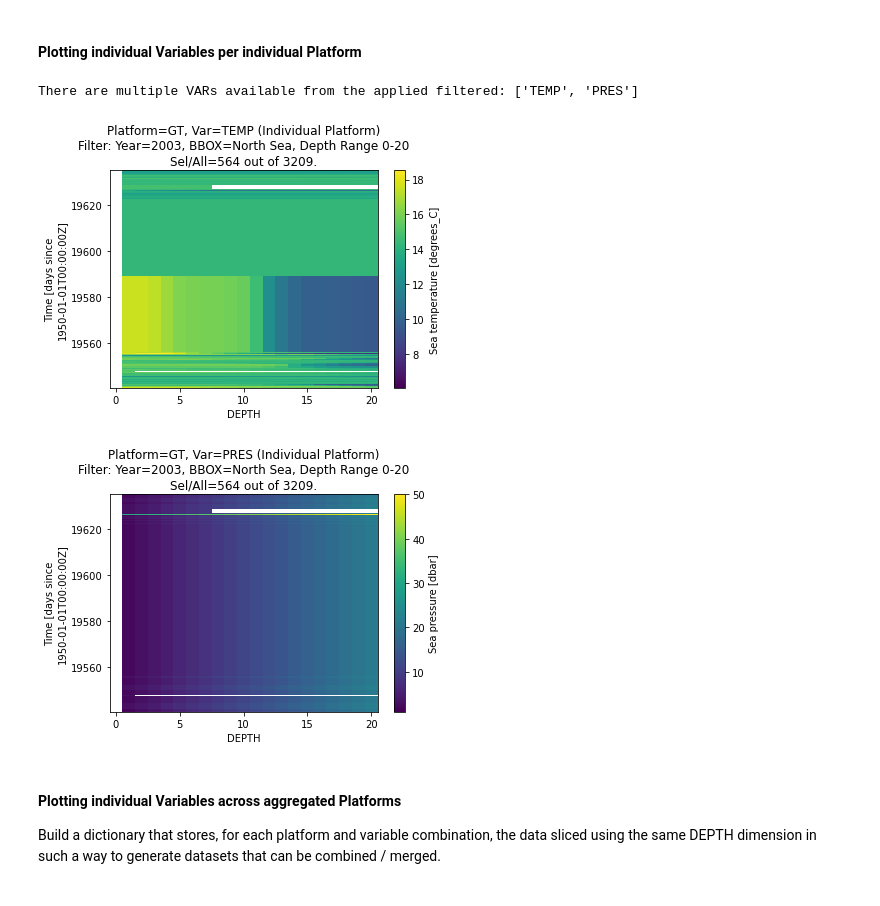
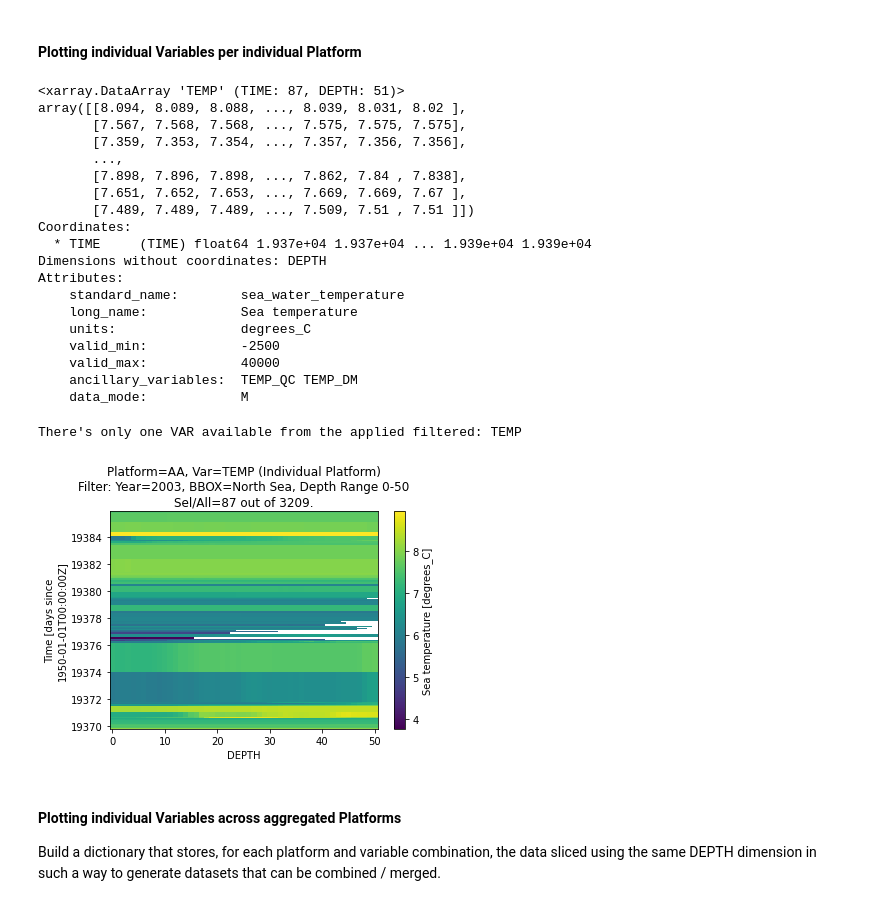
Before and after one commit to ec-intaros/iaos-showcase-app-Barents-Sea-CTD, a Jupyter notebook: Test1 DAP1 - OPeNDAP NODC Access.ipynb, the cells around one changed output. Saved outputs shown, nothing was run; the diff lists cells and outputs as text; code cells hidden in the pictures.

Commit message:
depth selection analysis

```diff
--- a/Test1 DAP1 - OPeNDAP NODC Access.ipynb
+++ b/Test1 DAP1 - OPeNDAP NODC Access.ipynb
@@ -409,3 +367,5 @@ assert all([elem in vars_main for elem in vars_sel])
+# %%
+depth = 50
 # %% [markdown]
 ### Create **data_dict** dictionary
 Once variables are defined, the DEPTH range must be defined.
@@ -551,9 +535,0 @@ Define the filtered dataframe to use for the analysis (eg *position_df_bbox*, *p
-# %%
-# Define dataframe to plot based on one of the previously defined filters
-df_toPlot = position_df_bbox
-print('BBOX:', bbox_key)
-
-sel_outof_all = f'{len(df_toPlot)} out of {len(position_df)}.'
-print(f'Selected positions (out of available positions): {sel_outof_all}')
-
-display(df_toPlot)
@@ -612,5 +562,3 @@ vmin_dict
-# %%
-pc = 'GT'; assert pc in df_toPlot.Platform.unique(); # platform code
 # %% [markdown]
 ### Data Filtering
 This section allows filtering one or more variables for each platform within a given DEPTH range, to the data that was previously filtered in the Filtered Position section (eg by "BBOX", by "BBOX and Month", or by "BBOX and Hour").
@@ -666,16 +610,0 @@ Attributes:
-# %%
-# Generate a filtered xarray with all variables for selected Platform, for a certain DEPTH range
-for var in vars_sel:
-
-    if metadata[pc]['depth_m_v1']==0: align_and_nan = True
-    else: align_and_nan = False
-    check_alignment(data_dict, pc, var, align_and_nan, vmin_dict)
-
-filtered_xarr = filter_xarr(df_toPlot,
-                            data_dict,
-                            platform=pc,
-                            var=vars_sel,
-                            depth_range=[metadata[pc]['depth_newindex4xr_v1'],
-                                         metadata[pc]['depth_newindex4xr_v2']])
-
-filtered_xarr
@@ -702,26 +613,47 @@ Attributes: (12/118)
 The reference plots are generated for the available **variables** of the **filtered** xarrays. On the y-axis is shown the TIME of the measurement (in *float* format, which needs to be converted to *datetime* format), and on the x-axis is the DEPTH of the measurement.
 # %% [markdown]
 #### Plotting individual Variables per individual Platform
+# %%
+filtered_xarr
+# %% [output]
+<xarray.DataArray 'TEMP' (TIME: 87, DEPTH: 51)>
+array([[8.094, 8.089, 8.088, ..., 8.039, 8.031, 8.02 ],
+       [7.567, 7.568, 7.568, ..., 7.575, 7.575, 7.575],
+       [7.359, 7.353, 7.354, ..., 7.357, 7.356, 7.356],
+       ...,
+       [7.898, 7.896, 7.898, ..., 7.862, 7.84 , 7.838],
+       [7.651, 7.652, 7.653, ..., 7.669, 7.669, 7.67 ],
+       [7.489, 7.489, 7.489, ..., 7.509, 7.51 , 7.51 ]])
+Coordinates:
+  * TIME     (TIME) float64 1.937e+04 1.937e+04 ... 1.939e+04 1.939e+04
+Dimensions without coordinates: DEPTH
+Attributes:
+    standard_name:        sea_water_temperature
+    long_name:            Sea temperature
+    units:                degrees_C
+    valid_min:            -2500
+    valid_max:            40000
+    ancillary_variables:  TEMP_QC TEMP_DM
+    data_mode:            M
 # %%
-myvars = list(filtered_xarr.keys()) #filtered_xarr.name
+myvars = [filtered_xarr.name] #list(filtered_xarr.keys())
 
 if len(myvars) == 1:
     var = myvars[0]
     print(f"There's only one VAR available from the applied filtered: {var}")
 
     title = f'Platform={pc}, Var={var} (Individual Platform)\nFilter: Year={year}, {bbox_key}, Depth Range {metadata[pc]["depth_m_v1"]}-{metadata[pc]["depth_m_v2"]}\nSel/All={sel_outof_all}'
 
-    plotFilteredVar(filtered_xarr[var], title=title)
+    plotFilteredVar(filtered_xarr, title=title)
 
 else:
     print(f"There are multiple VARs available from the applied filtered: {myvars}")
 
     for var in myvars:
 
         title = f'Platform={pc}, Var={var} (Individual Platform)\nFilter: Year={year}, {bbox_key}, Depth Range {metadata[pc]["depth_m_v1"]}-{metadata[pc]["depth_m_v2"]}\nSel/All={sel_outof_all}'
 
         plotFilteredVar(filtered_xarr[var], title=title)
 # %% [output]
-There are multiple VARs available from the applied filtered: ['TEMP', 'PRES']
+There's only one VAR available from the applied filtered: TEMP
-[figure, old version]
+[figure, new version]
-[figure, removed]
```
Also changed, not shown: parts of 36 cells of this notebook.
